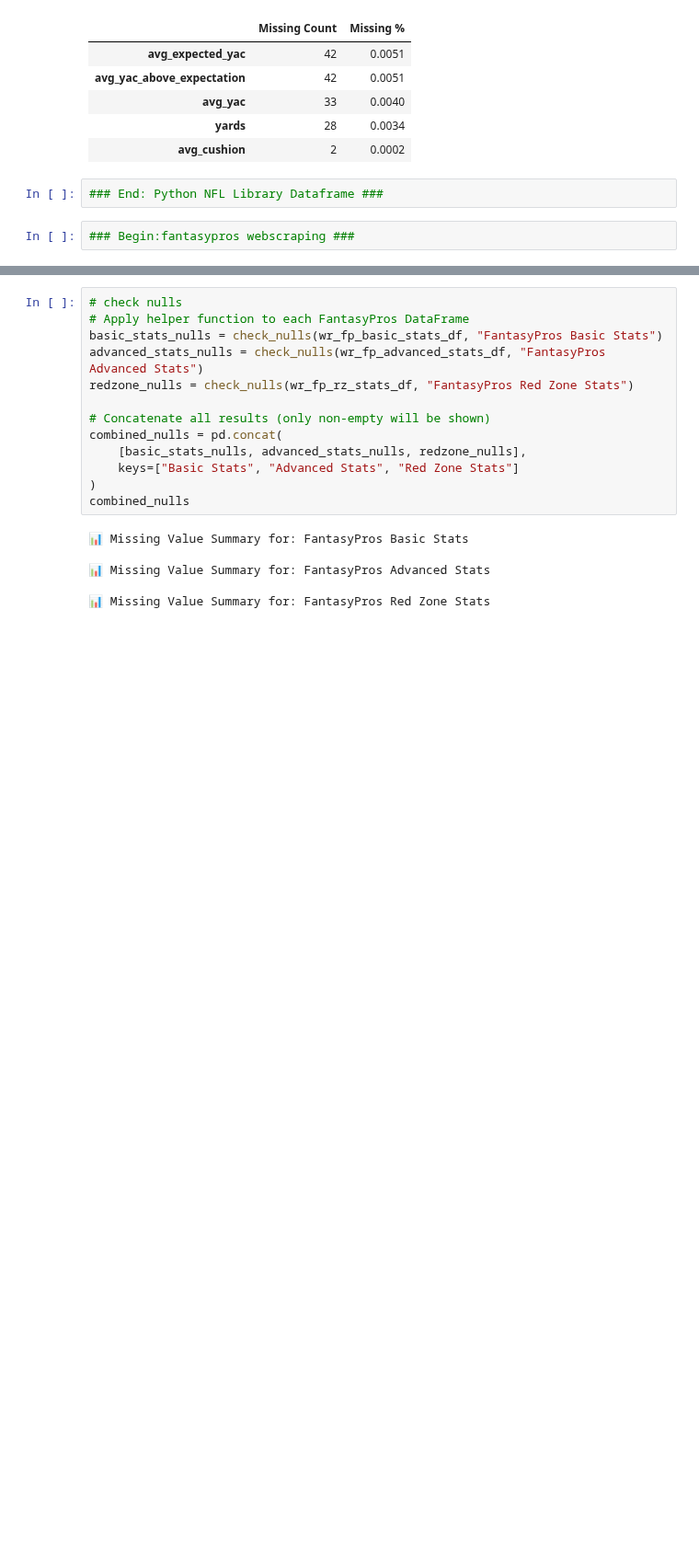
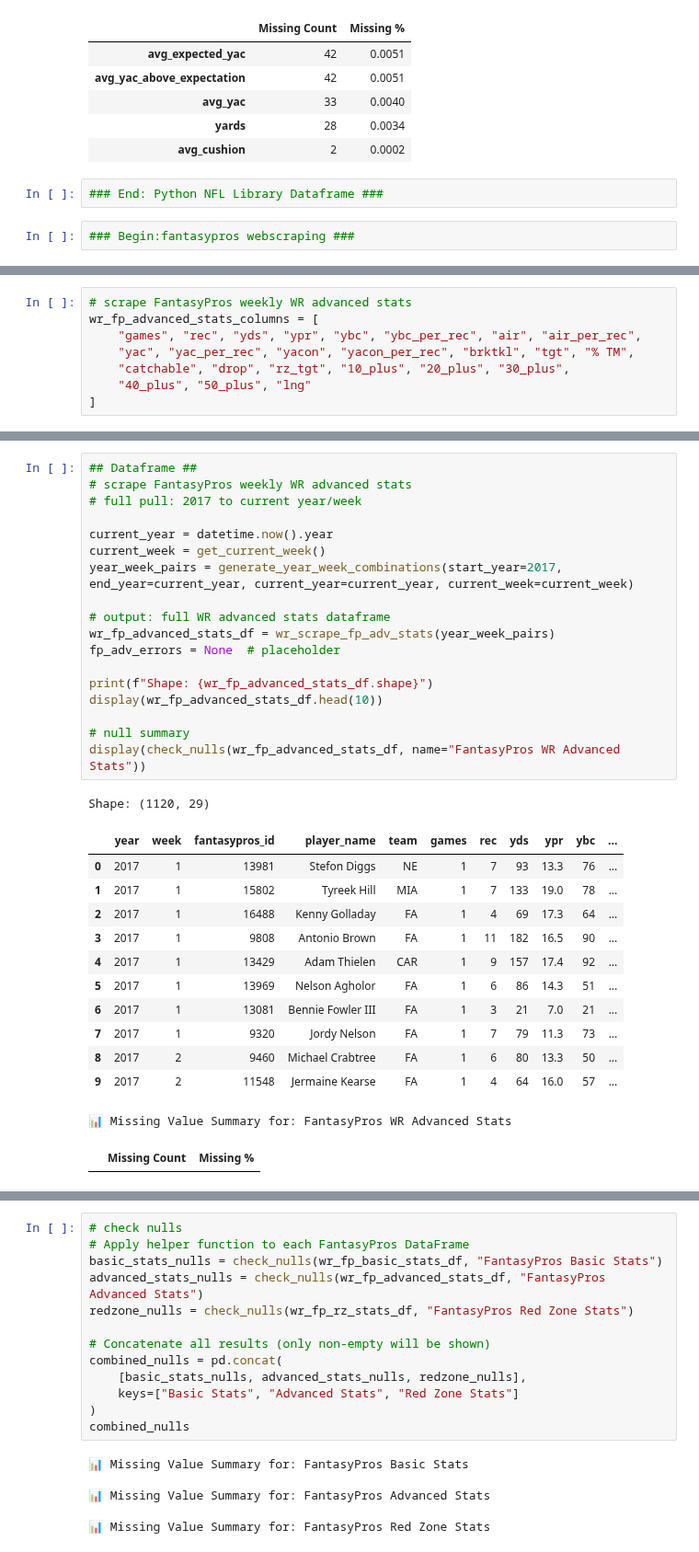
Before and after one commit to ARCtechmo/fanfav, a Jupyter notebook: wr_df_v2.ipynb, the cells around one changed output, grey strips where cells are left out. Shown at 92% size. Cells and saved outputs as stored; diff of their text form; blank space fills up the shorter version.

```diff
--- a/wr_df_v2.ipynb
+++ b/wr_df_v2.ipynb
@@ -984,0 +576,8 @@ Saved: ./csv_files/wr_fp_rz_stats_df.csv
+# %%
+# scrape FantasyPros weekly WR advanced stats
+wr_fp_advanced_stats_columns = [
+    "games", "rec", "yds", "ypr", "ybc", "ybc_per_rec", "air", "air_per_rec",
+    "yac", "yac_per_rec", "yacon", "yacon_per_rec", "brktkl", "tgt", "% TM",
+    "catchable", "drop", "rz_tgt", "10_plus", "20_plus", "30_plus",
+    "40_plus", "50_plus", "lng"
+]
@@ -984,0 +697,33 @@ Saved: ./csv_files/wr_fp_rz_stats_df.csv
+# %%
+## Dataframe ##
+# scrape FantasyPros weekly WR advanced stats
+# full pull: 2017 to current year/week
+
+current_year = datetime.now().year
+current_week = get_current_week()
+year_week_pairs = generate_year_week_combinations(start_year=2017, end_year=current_year, current_year=current_year, current_week=current_week)
+
+# output: full WR advanced stats dataframe
+wr_fp_advanced_stats_df = wr_scrape_fp_adv_stats(year_week_pairs)
+fp_adv_errors = None  # placeholder
+
+print(f"Shape: {wr_fp_advanced_stats_df.shape}")
+display(wr_fp_advanced_stats_df.head(10))
+
+# null summary
+display(check_nulls(wr_fp_advanced_stats_df, name="FantasyPros WR Advanced Stats"))
+# %% [output]
+Shape: (1120, 29)
+|  | year | week | fantasypros_id | player_name | team | games | rec | yds | ypr | ybc | ... |
+| 0 | 2017 | 1 | 13981 | Stefon Diggs | NE | 1 | 7 | 93 | 13.3 | 76 | ... |
+| 1 | 2017 | 1 | 15802 | Tyreek Hill | MIA | 1 | 7 | 133 | 19.0 | 78 | ... |
+| 2 | 2017 | 1 | 16488 | Kenny Golladay | FA | 1 | 4 | 69 | 17.3 | 64 | ... |
+| 3 | 2017 | 1 | 9808 | Antonio Brown | FA | 1 | 11 | 182 | 16.5 | 90 | ... |
+| 4 | 2017 | 1 | 13429 | Adam Thielen | CAR | 1 | 9 | 157 | 17.4 | 92 | ... |
+| 5 | 2017 | 1 | 13969 | Nelson Agholor | FA | 1 | 6 | 86 | 14.3 | 51 | ... |
+| 6 | 2017 | 1 | 13081 | Bennie Fowler III | FA | 1 | 3 | 21 | 7.0 | 21 | ... |
+| 7 | 2017 | 1 | 9320 | Jordy Nelson | FA | 1 | 7 | 79 | 11.3 | 73 | ... |
+| 8 | 2017 | 2 | 9460 | Michael Crabtree | FA | 1 | 6 | 80 | 13.3 | 50 | ... |
+| 9 | 2017 | 2 | 11548 | Jermaine Kearse | FA | 1 | 4 | 64 | 16.0 | 57 | ... |
+📊 Missing Value Summary for: FantasyPros WR Advanced Stats
+|  | Missing Count | Missing % |
```
Also changed, not shown: parts of 92 cells of this notebook.
